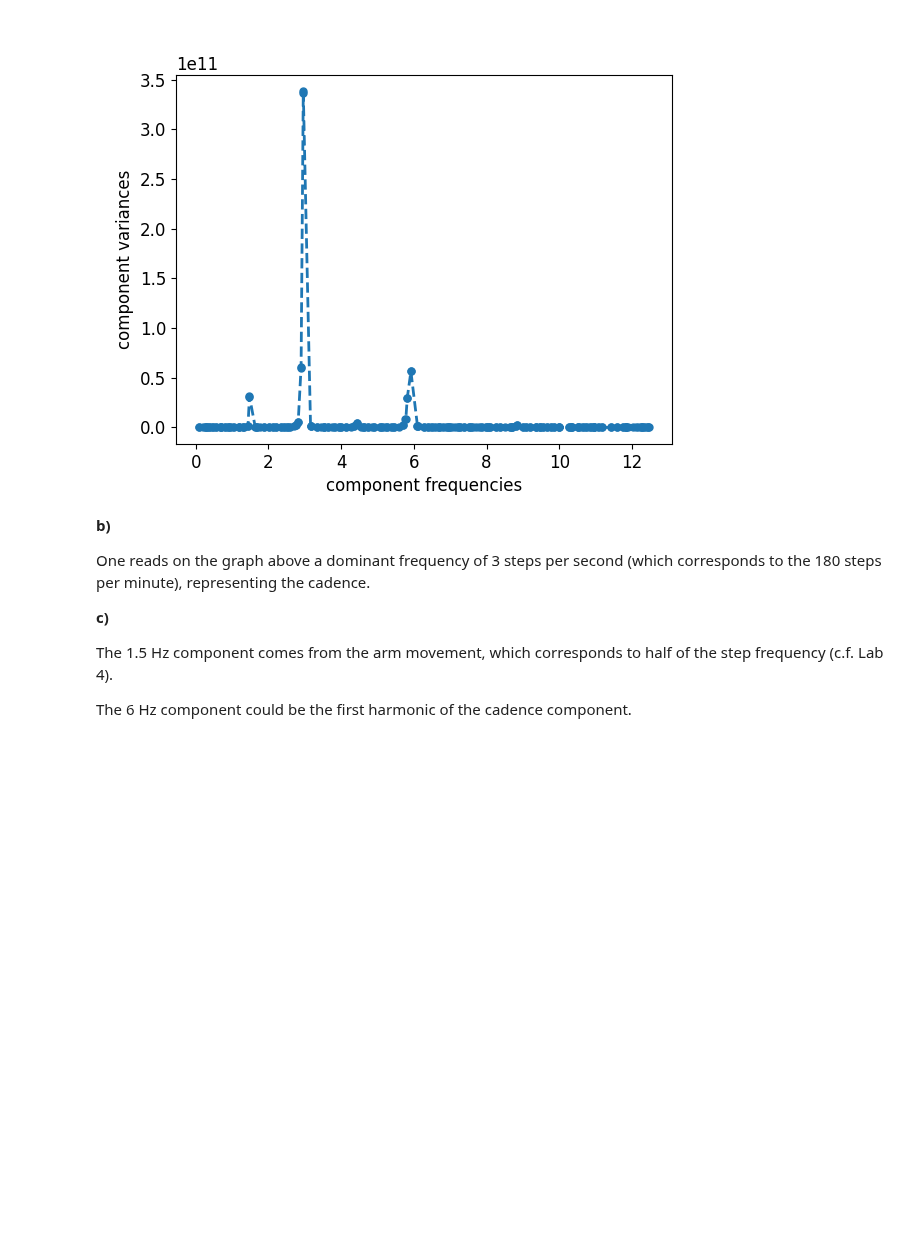
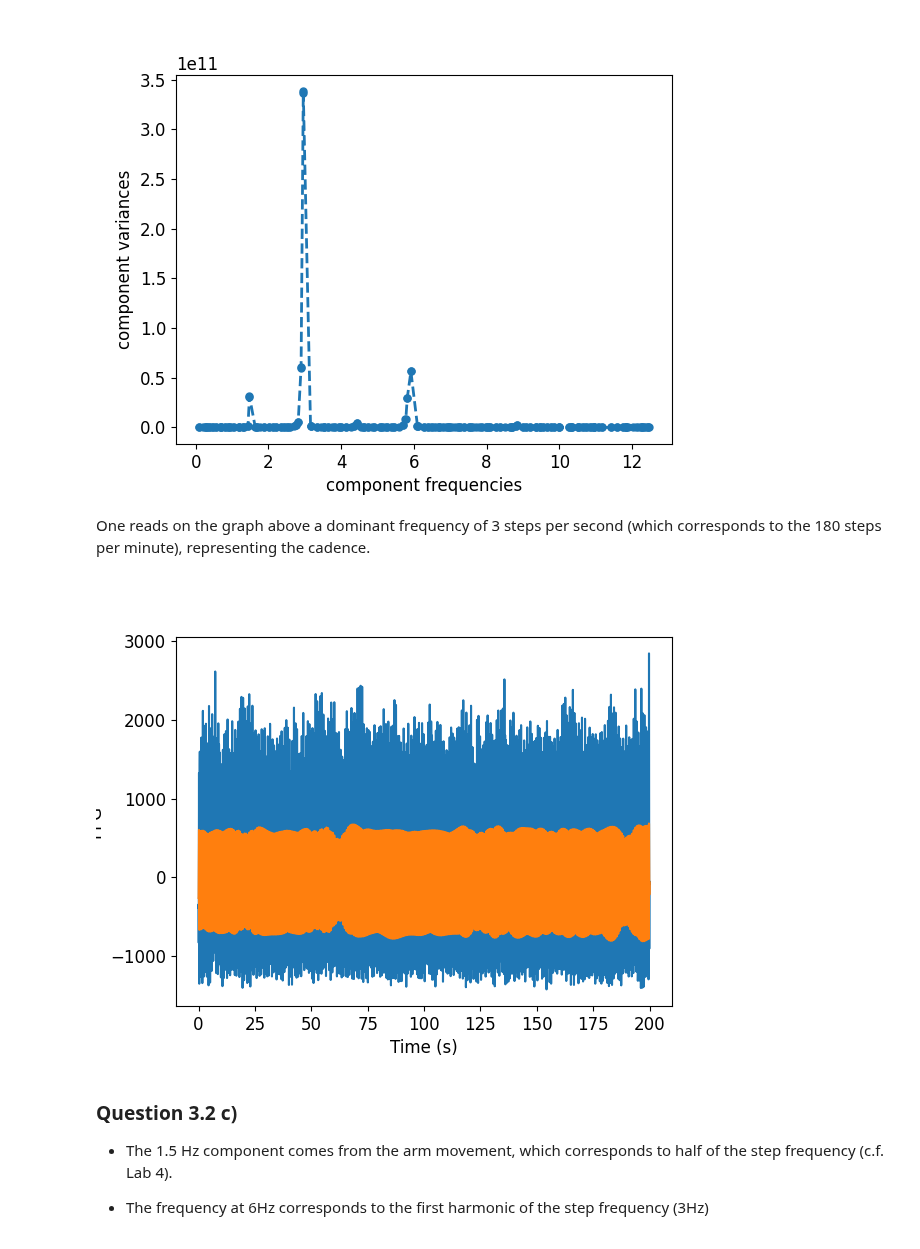
Before and after one commit to roduit/EE-512-Biomedical-signal-processing, a Jupyter notebook: labs/lab08/Jupyter/Experiment3.ipynb, the cells around one changed output. Cells and saved outputs as stored; diff of their text form; code cells hidden in the pictures; blank space fills up the shorter version.

```diff
--- a/labs/lab08/Jupyter/Experiment3.ipynb
+++ b/labs/lab08/Jupyter/Experiment3.ipynb
@@ -102,14 +99,21 @@ filt_acc = acc_norm - Y_acc1[:, 0]
 Y_acc2, fc_acc2, sig_acc2 = ssa_decomposition(filt_acc, L, fs, 2)
 # %% [output]
 [figure]
+# %% [markdown]
+One reads on the graph above a dominant frequency of 3 steps per second (which corresponds to the 180 steps per minute), representing the cadence.
+# %%
+cadence_components = [1,3,6]
+fig = plt.figure()
+plt.plot(time, filt_acc)
+plt.plot(time, np.sum(Y_acc2[:, cadence_components], axis=1), label='Cadence')
+plt.ylabel('PPG')
+plt.xlabel('Time (s)')
+plt.show()
+# %% [output]
+[figure, added]
 # %% [markdown]
+### Question 3.2 c)
 
-**b)**
+- The 1.5 Hz component comes from the arm movement, which corresponds to half of the step frequency (c.f. Lab 4).
 
-One reads on the graph above a dominant frequency of 3 steps per second (which corresponds to the 180 steps per minute), representing the cadence.
-
-**c)**
-
-The 1.5 Hz component comes from the arm movement, which corresponds to half of the step frequency (c.f. Lab 4).
-
-The 6 Hz component could be the first harmonic of the cadence component.
+- The frequency at 6Hz corresponds to the first harmonic of the step frequency (3Hz)
```
Also changed, not shown: parts of 14 cells of this notebook.
